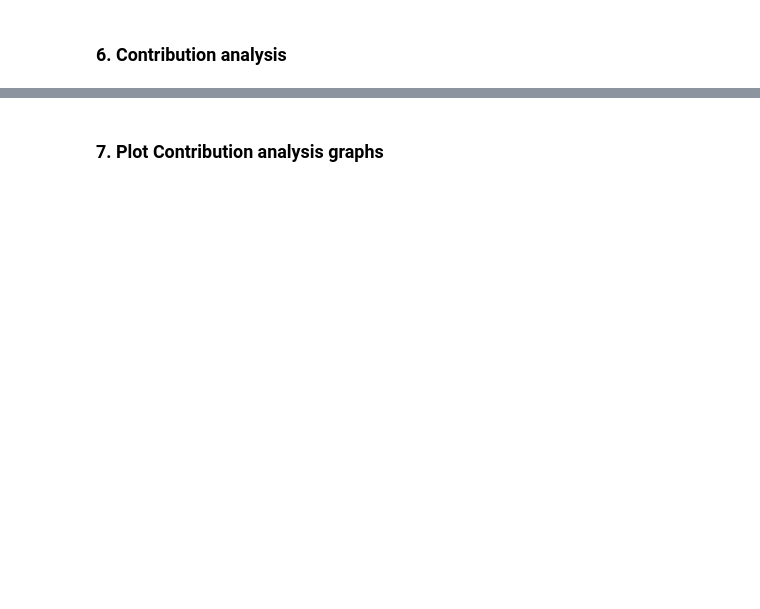
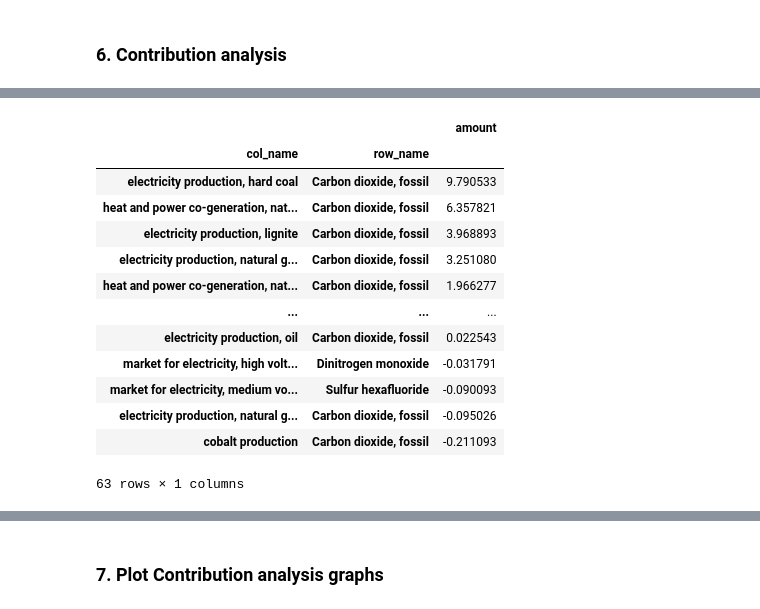
Before and after one commit to tfweber/LCA_Toolbox, a Jupyter notebook: 03_analysis.ipynb, the cells around one changed output, grey strips where cells are left out. Cells and saved outputs as stored; diff of their text form; code cells hidden in the pictures; blank space fills up the shorter version.

```diff
--- a/03_analysis.ipynb
+++ b/03_analysis.ipynb
@@ -73,5 +114,5 @@ bi.export.excel.write_lci_excel(db_template.name,
 ### 5. LCIA
 # %%
 # Quick LCIA calculation
-ceramics_lca = ceramics.lca(lcia_gwp100)
-ceramics_lca.score
+smartphone_lca = smartphone.lca(lcia_gwp100)
+smartphone_lca.score
@@ -93,5 +154,20 @@ ceramics_ca_gwp
 # %%
 # Elementary flows contribution analysis by process
-ceramics_lca.to_dataframe().pivot_table(index=['col_name', 'row_name'], values='amount', aggfunc='sum').sort_values(by='amount', ascending=False)
+smartphone_lca.to_dataframe().pivot_table(index=['col_name', 'row_name'], values='amount', aggfunc='sum').sort_values(by='amount', ascending=False)
+# %% [output]
+|  |  | amount |
+| col_name | row_name |  |
+| electricity production, hard coal | Carbon dioxide, fossil | 9.790533 |
+| heat and power co-generation, nat... | Carbon dioxide, fossil | 6.357821 |
+| electricity production, lignite | Carbon dioxide, fossil | 3.968893 |
+| electricity production, natural g... | Carbon dioxide, fossil | 3.251080 |
+| heat and power co-generation, nat... | Carbon dioxide, fossil | 1.966277 |
+| ... | ... | ... |
+| electricity production, oil | Carbon dioxide, fossil | 0.022543 |
+| market for electricity, high volt... | Dinitrogen monoxide | -0.031791 |
+| market for electricity, medium vo... | Sulfur hexafluoride | -0.090093 |
+| electricity production, natural g... | Carbon dioxide, fossil | -0.095026 |
+| cobalt production | Carbon dioxide, fossil | -0.211093 |
+63 rows × 1 columns
 # %%
 # Elementary flows contribution analysis as summary table
```
Also changed, not shown: parts of 12 cells of this notebook.
